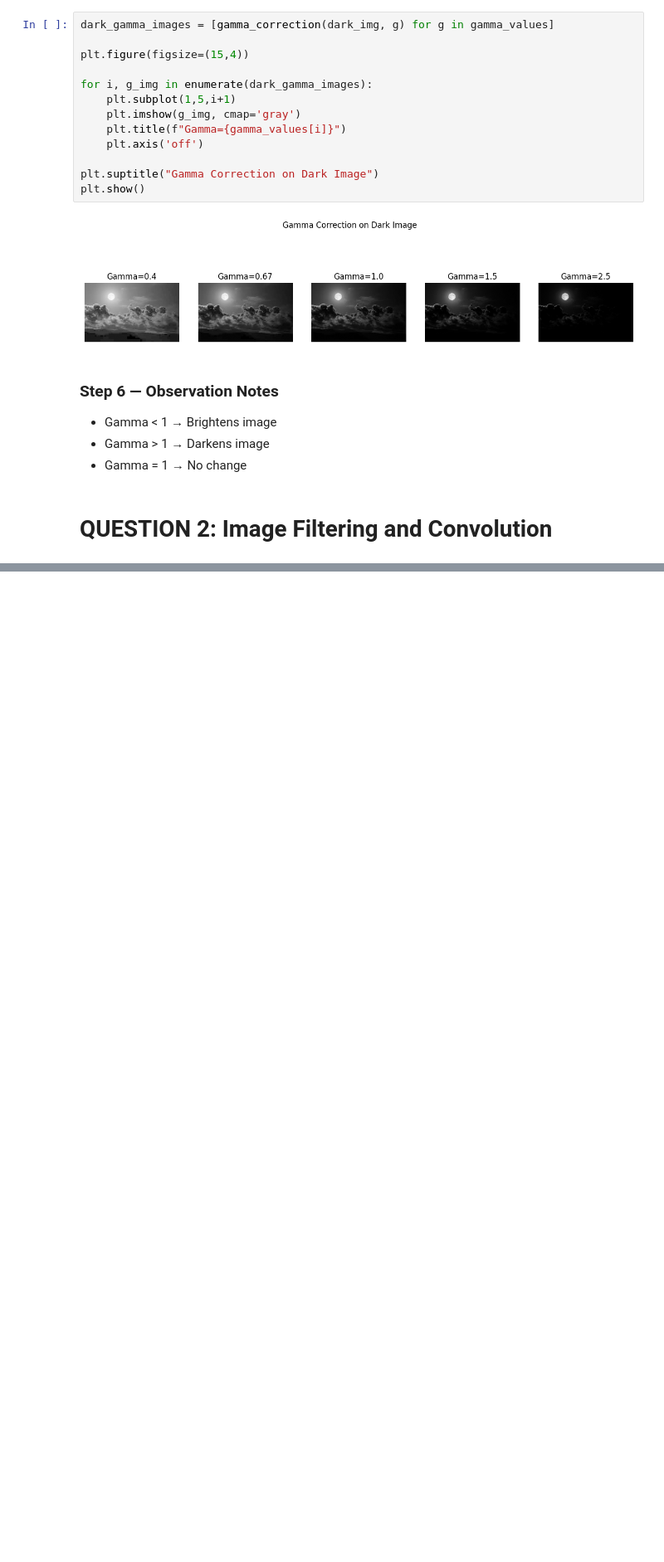
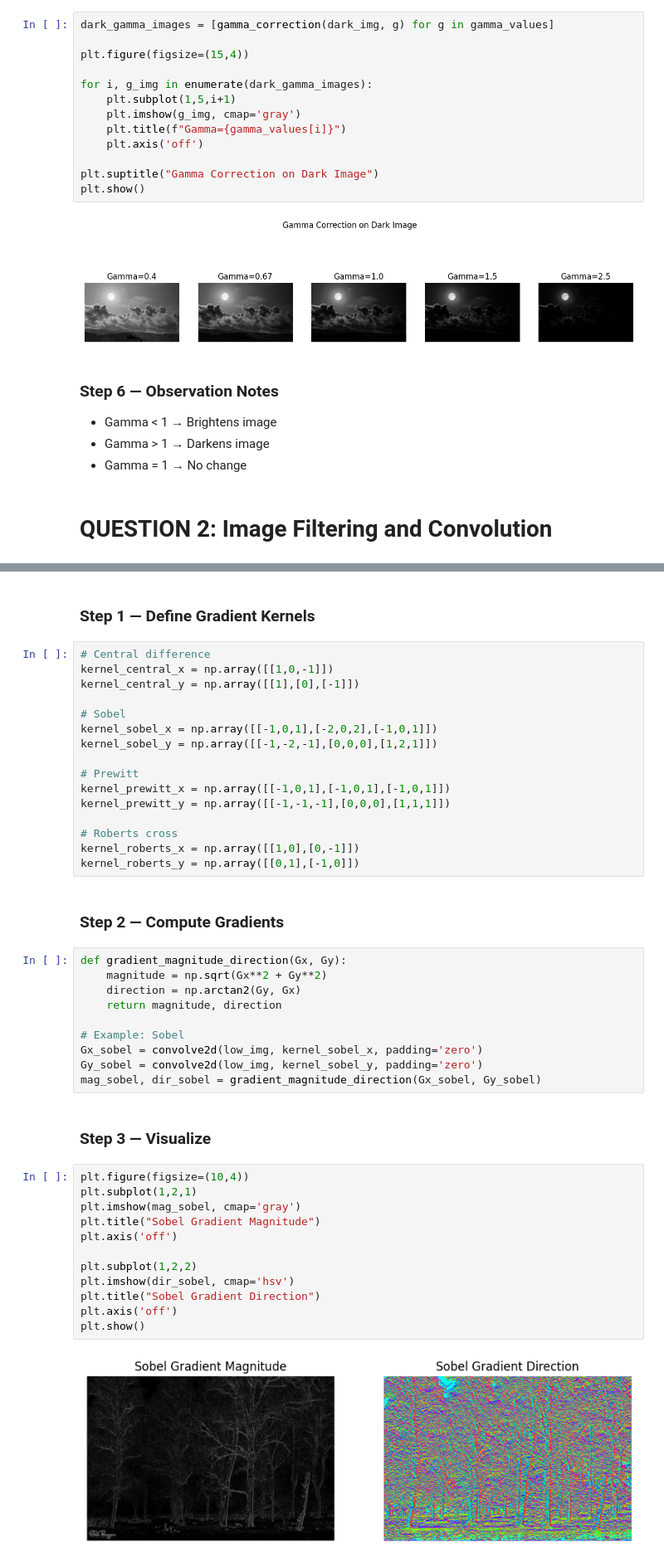
Before and after one commit to Nouman14-ai/Computer_Vision_Basics, a Jupyter notebook: Nouman_22F_3788_A1.ipynb, the cells around one changed output, grey strips where cells are left out. Shown at 83% size. Cells and saved outputs as stored; diff of their text form; blank space fills up the shorter version.

```diff
--- a/Nouman_22F_3788_A1.ipynb
+++ b/Nouman_22F_3788_A1.ipynb
@@ -289,0 +630,46 @@ plt.show()
+# %% [markdown]
+### **Step 1 — Define Gradient Kernels**
+# %%
+# Central difference
+kernel_central_x = np.array([[1,0,-1]])
+kernel_central_y = np.array([[1],[0],[-1]])
+
+# Sobel
+kernel_sobel_x = np.array([[-1,0,1],[-2,0,2],[-1,0,1]])
+kernel_sobel_y = np.array([[-1,-2,-1],[0,0,0],[1,2,1]])
+
+# Prewitt
+kernel_prewitt_x = np.array([[-1,0,1],[-1,0,1],[-1,0,1]])
+kernel_prewitt_y = np.array([[-1,-1,-1],[0,0,0],[1,1,1]])
+
+# Roberts cross
+kernel_roberts_x = np.array([[1,0],[0,-1]])
+kernel_roberts_y = np.array([[0,1],[-1,0]])
+# %% [markdown]
+### **Step 2 — Compute Gradients**
+# %%
+def gradient_magnitude_direction(Gx, Gy):
+    magnitude = np.sqrt(Gx**2 + Gy**2)
+    direction = np.arctan2(Gy, Gx)
+    return magnitude, direction
+
+# Example: Sobel
+Gx_sobel = convolve2d(low_img, kernel_sobel_x, padding='zero')
+Gy_sobel = convolve2d(low_img, kernel_sobel_y, padding='zero')
+mag_sobel, dir_sobel = gradient_magnitude_direction(Gx_sobel, Gy_sobel)
+# %% [markdown]
+### **Step 3 — Visualize**
+# %%
+plt.figure(figsize=(10,4))
+plt.subplot(1,2,1)
+plt.imshow(mag_sobel, cmap='gray')
+plt.title("Sobel Gradient Magnitude")
+plt.axis('off')
+
+plt.subplot(1,2,2)
+plt.imshow(dir_sobel, cmap='hsv')
+plt.title("Sobel Gradient Direction")
+plt.axis('off')
+plt.show()
+# %% [output]
+[figure, added]
```
Also changed, not shown: parts of 62 cells of this notebook.
